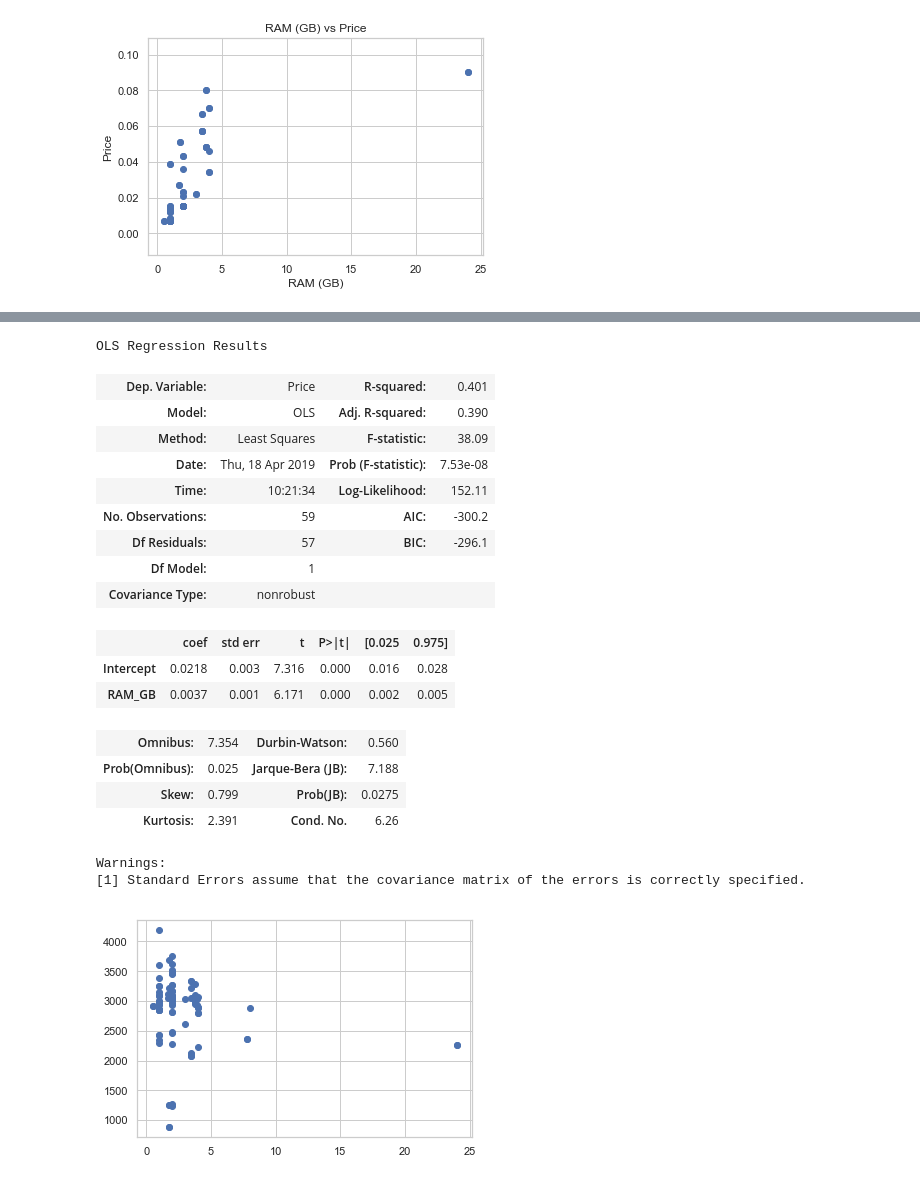
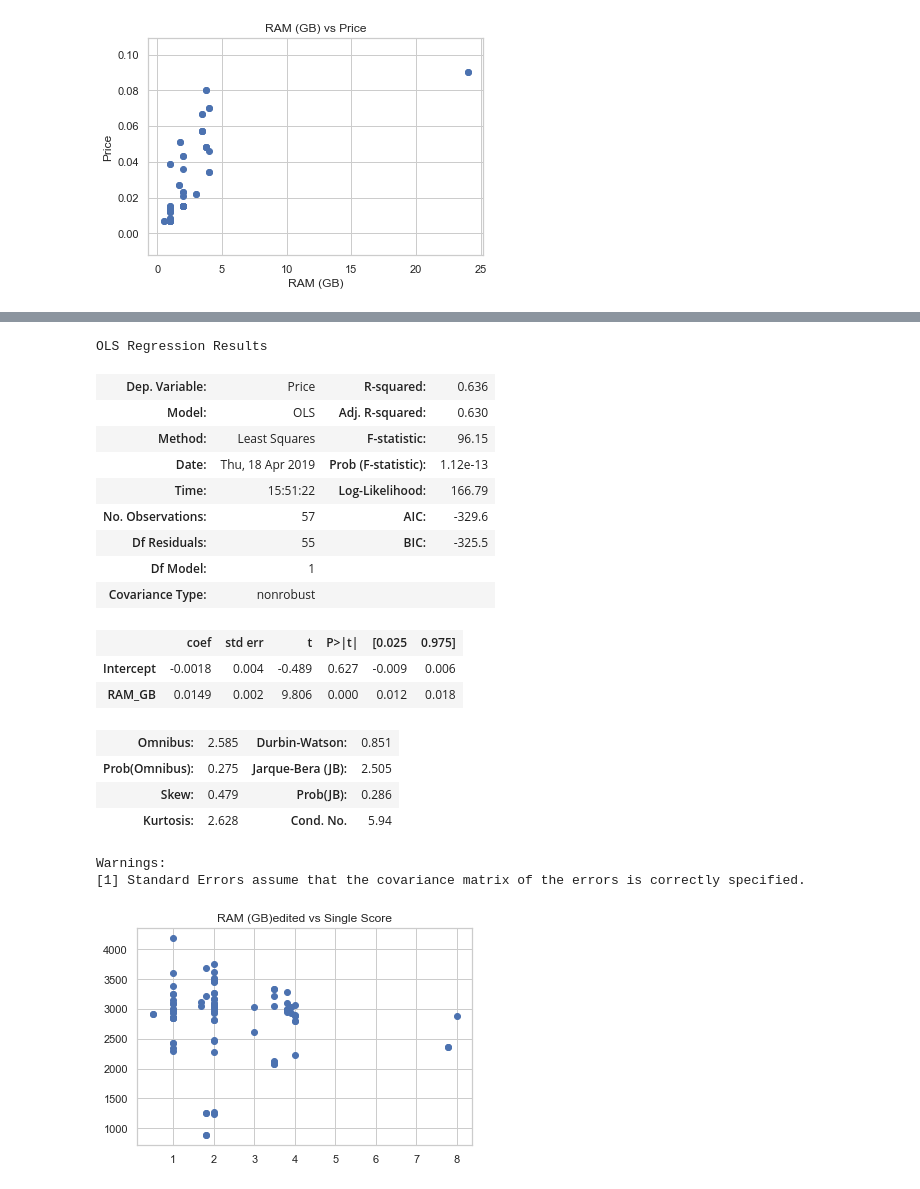
Before and after one commit to whohuhwhat/DS_MOD2_Cloud, a Jupyter notebook: Untitled.ipynb, the cells around one changed output, grey strips where cells are left out. Cells and saved outputs as stored; diff of their text form; code cells hidden in the pictures.

```diff
--- a/Untitled.ipynb
+++ b/Untitled.ipynb
@@ -486,0 +266,12 @@ sns.distplot(data['Multi_Score'], bins=20)
+# %%
+plt.figure(figsize = (16, 8))
+# sns.set_context('poster')
+sns.set(style="whitegrid")
+ax = sns.barplot(x="Single_Score", y="Price", data=data, palette='Spectral')
+ax.set_title("Single Score vs Price")
+# sns.load_dataset
+
+
+ax.set_xticklabels(ax.get_xticklabels(), rotation=90, ha="right")
+plt.tight_layout()
+plt.show()
@@ -486,0 +280,12 @@ sns.distplot(data['Multi_Score'], bins=20)
+# %%
+plt.figure(figsize = (16, 8))
+# sns.set_context('poster')
+sns.set(style="whitegrid")
+ax = sns.barplot(x="Multi_Score", y="Price", data=data, palette='Spectral')
+ax.set_title("Single Score vs Price")
+# sns.load_dataset
+
+
+ax.set_xticklabels(ax.get_xticklabels(), rotation=90, ha="right")
+plt.tight_layout()
+plt.show()
@@ -509,3 +316,8 @@ plt.title('RAM (GB) vs Price')
 plt.show()
 # %% [output]
 [figure]
+# %%
+#edited to get rid of outlier.  there were 2 entries of 24GB data when the rest of the data (97%)
+# was in the 1GB to 4 GB range
+data2 = pd.read_csv("Compute Score edited.csv")
+data2.head()
@@ -511,0 +331,3 @@ plt.show()
+# %%
+#renaming columns to get rid of spaces in col names
+data2.rename(index=str, columns={"RAM (GB)": "RAM_GB", "Single Score": "Single_Score", "Multi Score": "Multi_Score", "Price Score": "Price_Score"}, inplace=True)
@@ -512,28 +358,30 @@ plt.show()
 # %%
-results = smf.ols('Price ~ RAM_GB', data).fit()
+# Price vs RAM (GB)edited has a r-squared of .636
+results = smf.ols('Price ~ RAM_GB', data2).fit()
 results.summary()
 # %% [output]
 OLS Regression Results
-| Dep. Variable: | Price | R-squared: | 0.401 |
-| Model: | OLS | Adj. R-squared: | 0.390 |
-| Method: | Least Squares | F-statistic: | 38.09 |
-| Date: | Thu, 18 Apr 2019 | Prob (F-statistic): | 7.53e-08 |
-| Time: | 10:21:34 | Log-Likelihood: | 152.11 |
-| No. Observations: | 59 | AIC: | -300.2 |
-| Df Residuals: | 57 | BIC: | -296.1 |
+| Dep. Variable: | Price | R-squared: | 0.636 |
+| Model: | OLS | Adj. R-squared: | 0.630 |
+| Method: | Least Squares | F-statistic: | 96.15 |
+| Date: | Thu, 18 Apr 2019 | Prob (F-statistic): | 1.12e-13 |
+| Time: | 15:51:22 | Log-Likelihood: | 166.79 |
+| No. Observations: | 57 | AIC: | -329.6 |
+| Df Residuals: | 55 | BIC: | -325.5 |
 | Df Model: | 1 |  |  |
 | Covariance Type: | nonrobust |  |  |
 |  | coef | std err | t | P>|t| | [0.025 | 0.975] |
-| Intercept | 0.0218 | 0.003 | 7.316 | 0.000 | 0.016 | 0.028 |
-| RAM_GB | 0.0037 | 0.001 | 6.171 | 0.000 | 0.002 | 0.005 |
+| Intercept | -0.0018 | 0.004 | -0.489 | 0.627 | -0.009 | 0.006 |
+| RAM_GB | 0.0149 | 0.002 | 9.806 | 0.000 | 0.012 | 0.018 |
-| Omnibus: | 7.354 | Durbin-Watson: | 0.560 |
-| Prob(Omnibus): | 0.025 | Jarque-Bera (JB): | 7.188 |
-| Skew: | 0.799 | Prob(JB): | 0.0275 |
-| Kurtosis: | 2.391 | Cond. No. | 6.26 |
+| Omnibus: | 2.585 | Durbin-Watson: | 0.851 |
+| Prob(Omnibus): | 0.275 | Jarque-Bera (JB): | 2.505 |
+| Skew: | 0.479 | Prob(JB): | 0.286 |
+| Kurtosis: | 2.628 | Cond. No. | 5.94 |
 Warnings:
 [1] Standard Errors assume that the covariance matrix of the errors is correctly specified.
 # %%
-plt.scatter(data.RAM_GB,data.Single_Score)
+plt.scatter(data2.RAM_GB,data2.Single_Score)
+plt.title('RAM (GB)edited vs Single Score')
 plt.show()
 # %% [output]
-[figure, old version]
+[figure, new version]
```
Also changed, not shown: parts of 65 cells of this notebook, 1 other file.
